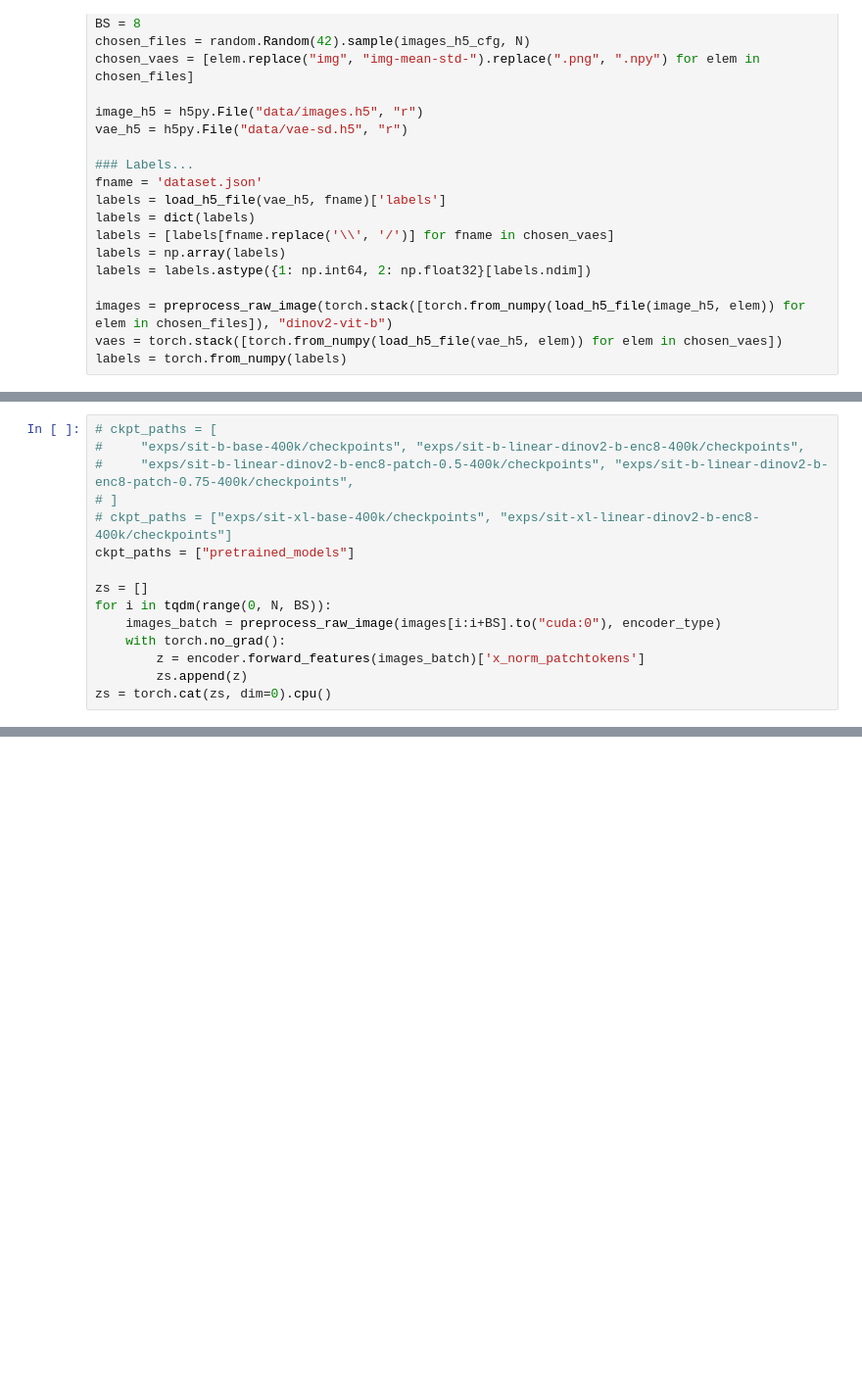
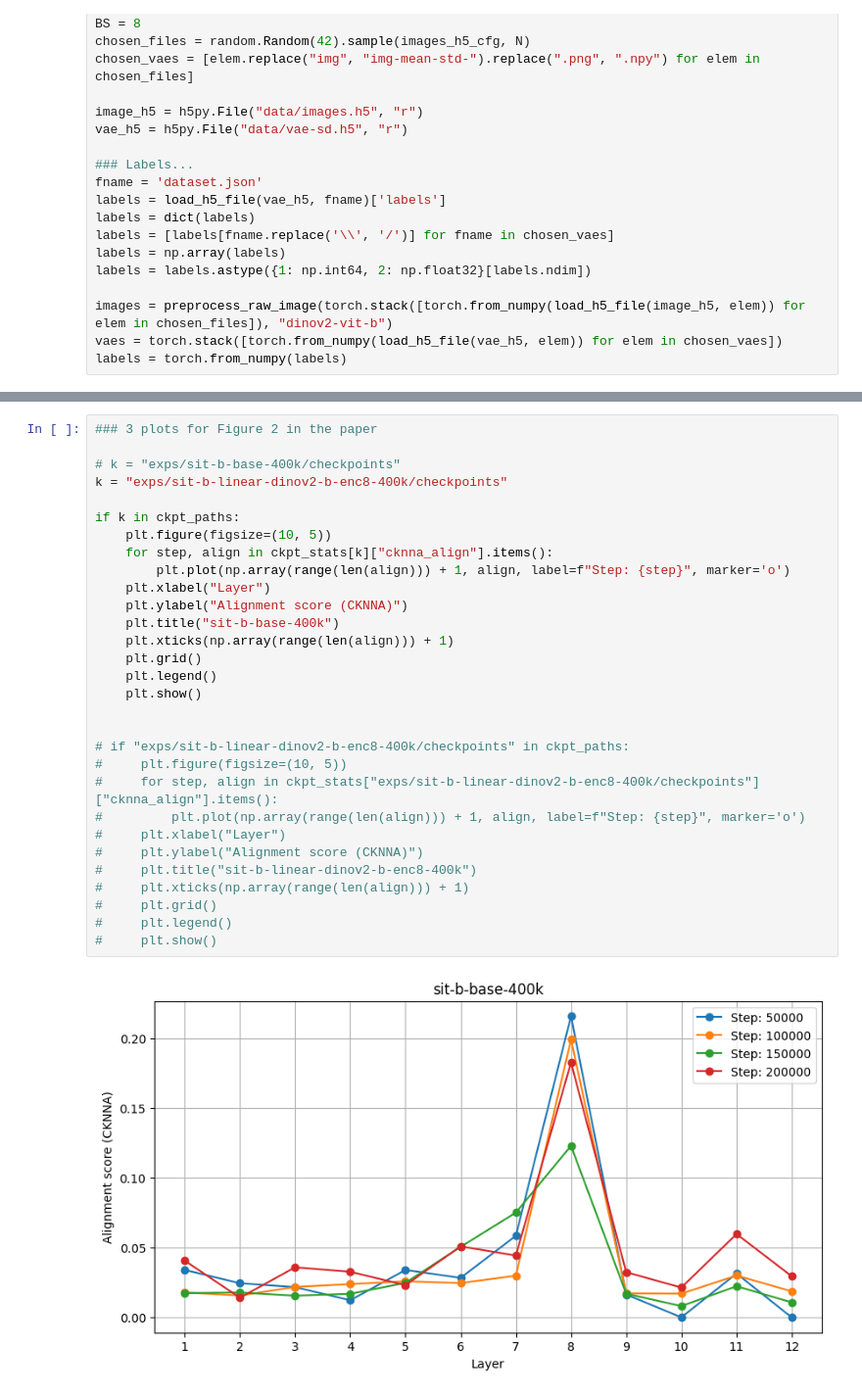
Before and after one commit to xingjianleng/REPA, a Jupyter notebook: notebooks/kernel_alignment_trend.ipynb, the cells around one changed output, grey strips where cells are left out. Shown: that part at 98% size. Cells and saved outputs as stored; diff of their text form; blank space fills up the shorter version.

```diff
--- a/notebooks/kernel_alignment_trend.ipynb
+++ b/notebooks/kernel_alignment_trend.ipynb
@@ -138,21 +160,6 @@ latents_bias = torch.tensor(
 ).view(1, 4, 1, 1).to("cuda:0")
 # %% [output]
 Using cache found in /home/lengx/.cache/torch/hub/facebookresearch_dinov2_main
-# %%
-# ckpt_paths = [
-#     "exps/sit-b-base-400k/checkpoints", "exps/sit-b-linear-dinov2-b-enc8-400k/checkpoints",
-#     "exps/sit-b-linear-dinov2-b-enc8-patch-0.5-400k/checkpoints", "exps/sit-b-linear-dinov2-b-enc8-patch-0.75-400k/checkpoints",
-# ]
-# ckpt_paths = ["exps/sit-xl-base-400k/checkpoints", "exps/sit-xl-linear-dinov2-b-enc8-400k/checkpoints"]
-ckpt_paths = ["pretrained_models"]
-
-zs = []
-for i in tqdm(range(0, N, BS)):
-    images_batch = preprocess_raw_image(images[i:i+BS].to("cuda:0"), encoder_type)
-    with torch.no_grad():
-        z = encoder.forward_features(images_batch)['x_norm_patchtokens']
-        zs.append(z)
-zs = torch.cat(zs, dim=0).cpu()
 # %%
 ckpt_stats = {}
 
@@ -299,0 +239,32 @@ plt.show()
+# %%
+### 3 plots for Figure 2 in the paper
+
+# k = "exps/sit-b-base-400k/checkpoints"
+k = "exps/sit-b-linear-dinov2-b-enc8-400k/checkpoints"
+
+if k in ckpt_paths:
+    plt.figure(figsize=(10, 5))
+    for step, align in ckpt_stats[k]["cknna_align"].items():
+        plt.plot(np.array(range(len(align))) + 1, align, label=f"Step: {step}", marker='o')
+    plt.xlabel("Layer")
+    plt.ylabel("Alignment score (CKNNA)")
+    plt.title("sit-b-base-400k")
+    plt.xticks(np.array(range(len(align))) + 1)
+    plt.grid()
+    plt.legend()
+    plt.show()
+
+
+# if "exps/sit-b-linear-dinov2-b-enc8-400k/checkpoints" in ckpt_paths:
+#     plt.figure(figsize=(10, 5))
+#     for step, align in ckpt_stats["exps/sit-b-linear-dinov2-b-enc8-400k/checkpoints"]["cknna_align"].items():
+#         plt.plot(np.array(range(len(align))) + 1, align, label=f"Step: {step}", marker='o')
+#     plt.xlabel("Layer")
+#     plt.ylabel("Alignment score (CKNNA)")
+#     plt.title("sit-b-linear-dinov2-b-enc8-400k")
+#     plt.xticks(np.array(range(len(align))) + 1)
+#     plt.grid()
+#     plt.legend()
+#     plt.show()
+# %% [output]
+[figure, added]
```
Also changed, not shown: parts of 7 cells of this notebook.
